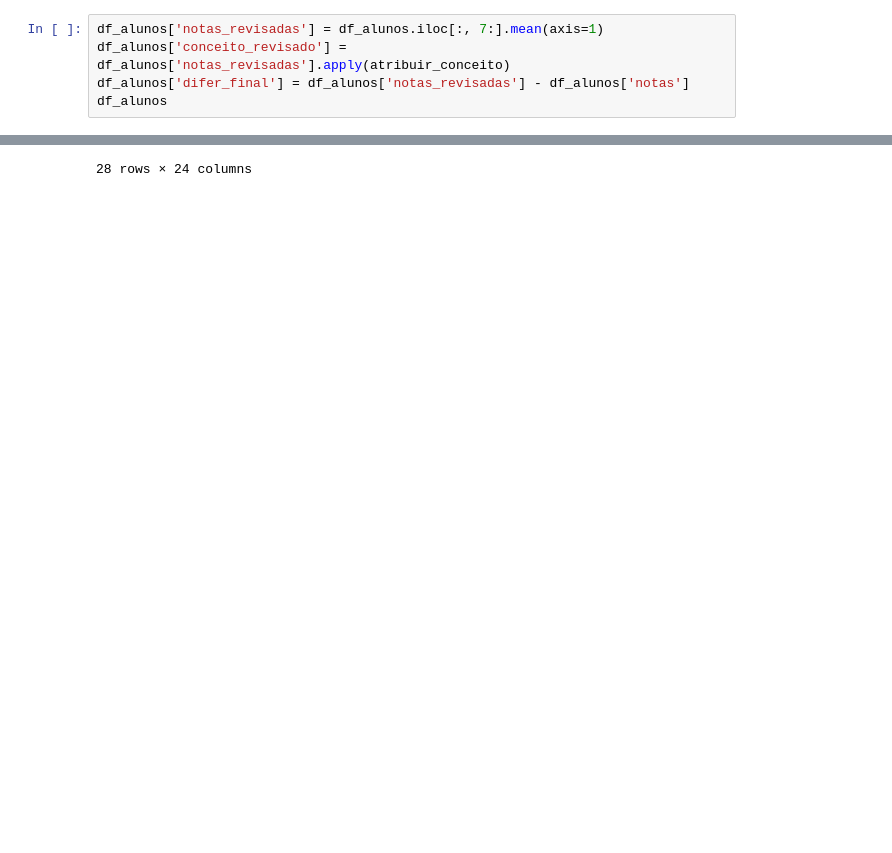
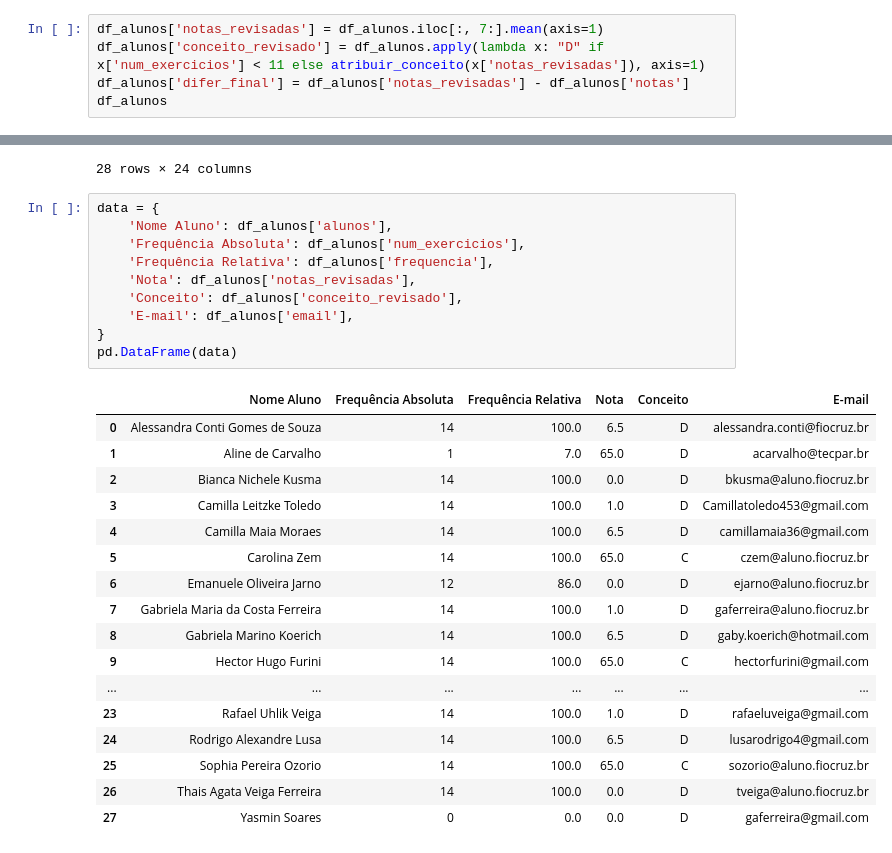
Before and after one commit to Laboratorio-de-Analise-de-Dados/disciplina_python_basico, a Jupyter notebook: dev/script/alunos/note/avaliação.ipynb, the cells around one changed output, grey strips where cells are left out. Cells and saved outputs as stored; diff of their text form; blank space fills up the shorter version.

```diff
--- a/dev/script/alunos/note/avaliação.ipynb
+++ b/dev/script/alunos/note/avaliação.ipynb
@@ -1034,7 +1034,7 @@ atualizar_notas(
 # Valores finais
 # %%
 df_alunos['notas_revisadas'] = df_alunos.iloc[:, 7:].mean(axis=1)
-df_alunos['conceito_revisado'] = df_alunos['notas_revisadas'].apply(atribuir_conceito)
+df_alunos['conceito_revisado'] = df_alunos.apply(lambda x: "D" if x['num_exercicios'] < 11 else atribuir_conceito(x['notas_revisadas']), axis=1)
 df_alunos['difer_final'] = df_alunos['notas_revisadas'] - df_alunos['notas']
 df_alunos
 # %% [output]
@@ -1056,3 +1056,31 @@ df_alunos
 | 26 | Thais Agata Veiga Ferreira | https://github.com/tveigaferreira... | tveiga@aluno.fiocruz.br | 14 | 97.14 | A | 100.0 | 0.0 | ... |
 | 27 | Yasmin Soares | https://github.com/yasminsoares01... | gaferreira@gmail.com | 0 | 0.00 | D | 0.0 | 0.0 | ... |
 28 rows × 24 columns
+# %%
+data = {
+    'Nome Aluno': df_alunos['alunos'],
+    'Frequência Absoluta': df_alunos['num_exercicios'],
+    'Frequência Relativa': df_alunos['frequencia'],
+    'Nota': df_alunos['notas_revisadas'],
+    'Conceito': df_alunos['conceito_revisado'],
+    'E-mail': df_alunos['email'],
+}
+pd.DataFrame(data)
+# %% [output]
+|  | Nome Aluno | Frequência Absoluta | Frequência Relativa | Nota | Conceito | E-mail |
+| 0 | Alessandra Conti Gomes de Souza | 14 | 100.0 | 6.5 | D | alessandra.conti@fiocruz.br |
+| 1 | Aline de Carvalho | 1 | 7.0 | 65.0 | D | acarvalho@tecpar.br |
+| 2 | Bianca Nichele Kusma | 14 | 100.0 | 0.0 | D | bkusma@aluno.fiocruz.br |
+| 3 | Camilla Leitzke Toledo | 14 | 100.0 | 1.0 | D | Camillatoledo453@gmail.com |
+| 4 | Camilla Maia Moraes | 14 | 100.0 | 6.5 | D | camillamaia36@gmail.com |
+| 5 | Carolina Zem | 14 | 100.0 | 65.0 | C | czem@aluno.fiocruz.br |
+| 6 | Emanuele Oliveira Jarno | 12 | 86.0 | 0.0 | D | ejarno@aluno.fiocruz.br |
+| 7 | Gabriela Maria da Costa Ferreira | 14 | 100.0 | 1.0 | D | gaferreira@aluno.fiocruz.br |
+| 8 | Gabriela Marino Koerich | 14 | 100.0 | 6.5 | D | gaby.koerich@hotmail.com |
+| 9 | Hector Hugo Furini | 14 | 100.0 | 65.0 | C | hectorfurini@gmail.com |
+| ... | ... | ... | ... | ... | ... | ... |
+| 23 | Rafael Uhlik Veiga | 14 | 100.0 | 1.0 | D | rafaeluveiga@gmail.com |
+| 24 | Rodrigo Alexandre Lusa | 14 | 100.0 | 6.5 | D | lusarodrigo4@gmail.com |
+| 25 | Sophia Pereira Ozorio | 14 | 100.0 | 65.0 | C | sozorio@aluno.fiocruz.br |
+| 26 | Thais Agata Veiga Ferreira | 14 | 100.0 | 0.0 | D | tveiga@aluno.fiocruz.br |
+| 27 | Yasmin Soares | 0 | 0.0 | 0.0 | D | gaferreira@gmail.com |
```
Also changed, not shown: parts of 2 cells of this notebook.
